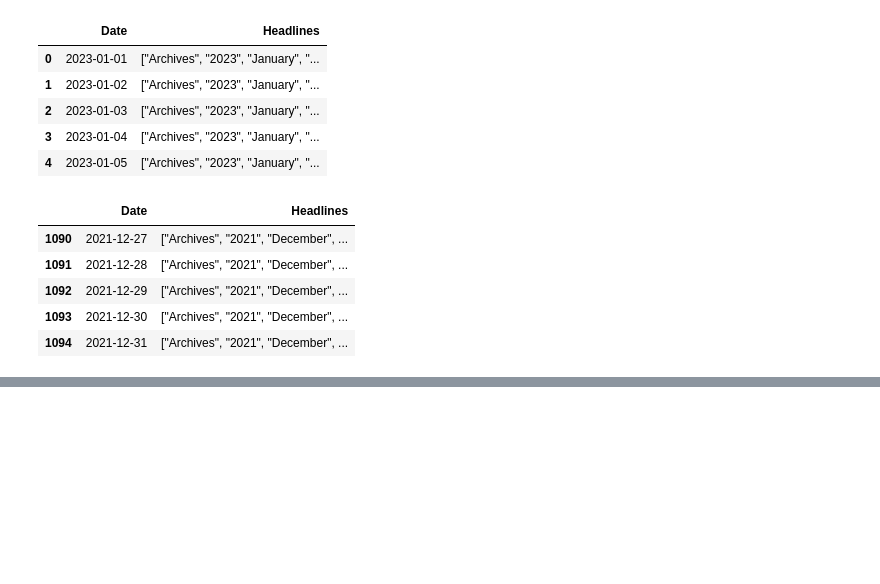
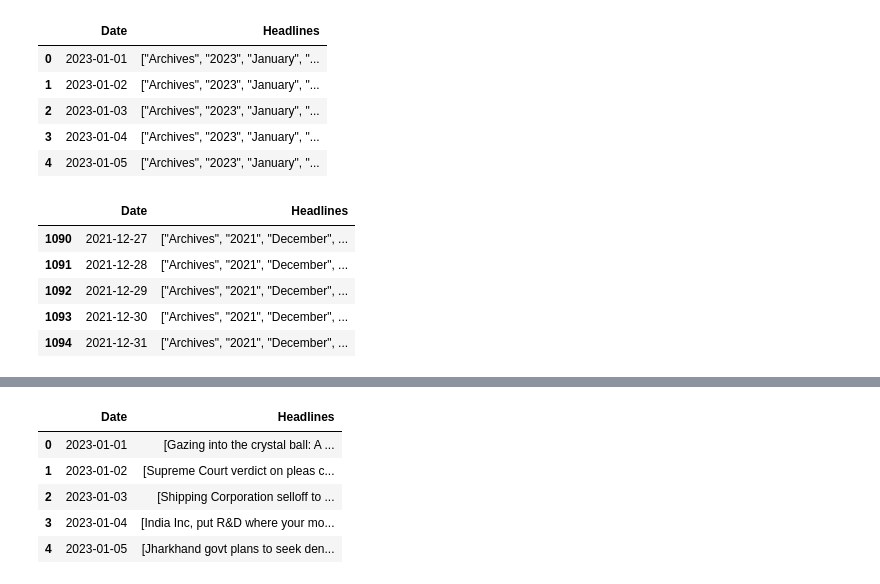
Before and after one commit to adi-253/NLP, a Jupyter notebook: historical_data_extraction.ipynb, the cells around one changed output, grey strips where cells are left out. Cells and saved outputs as stored; diff of their text form; code cells hidden in the pictures; blank space fills up the shorter version.

```diff
--- a/historical_data_extraction.ipynb
+++ b/historical_data_extraction.ipynb
@@ -475,0 +488,11 @@ ast.literal_eval(df.tail().iloc[0]["Headlines"])[-1]
+# %%
+df['Headlines'] = df['Headlines'].apply(lambda x: x[3:] if len(x) > 3 else [])
+# %%
+df.head()
+# %% [output]
+|  | Date | Headlines |
+| 0 | 2023-01-01 | [Gazing into the crystal ball: A ... |
+| 1 | 2023-01-02 | [Supreme Court verdict on pleas c... |
+| 2 | 2023-01-03 | [Shipping Corporation selloff to ... |
+| 3 | 2023-01-04 | [India Inc, put R&D where your mo... |
+| 4 | 2023-01-05 | [Jharkhand govt plans to seek den... |
```
Also changed, not shown: parts of 5 cells of this notebook, 1 other file.
